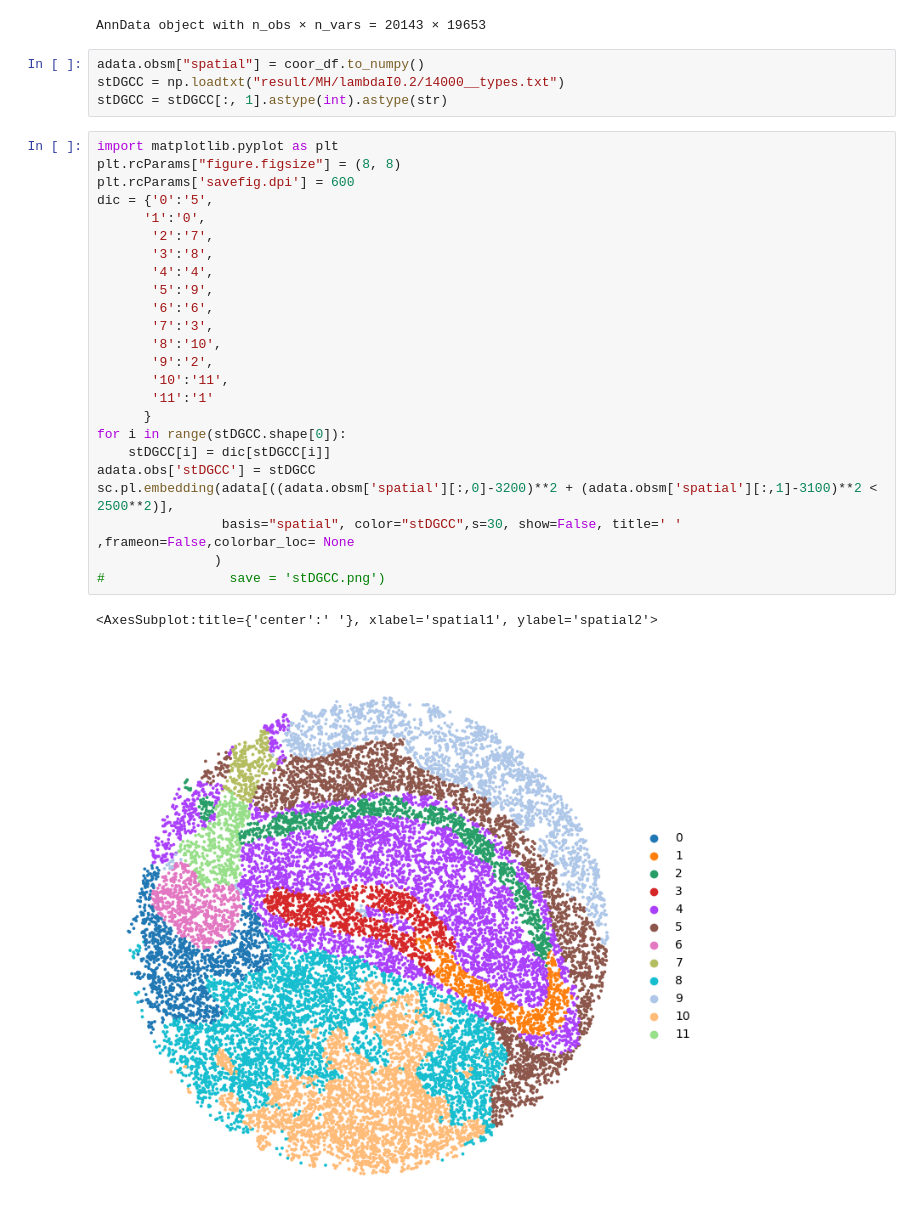
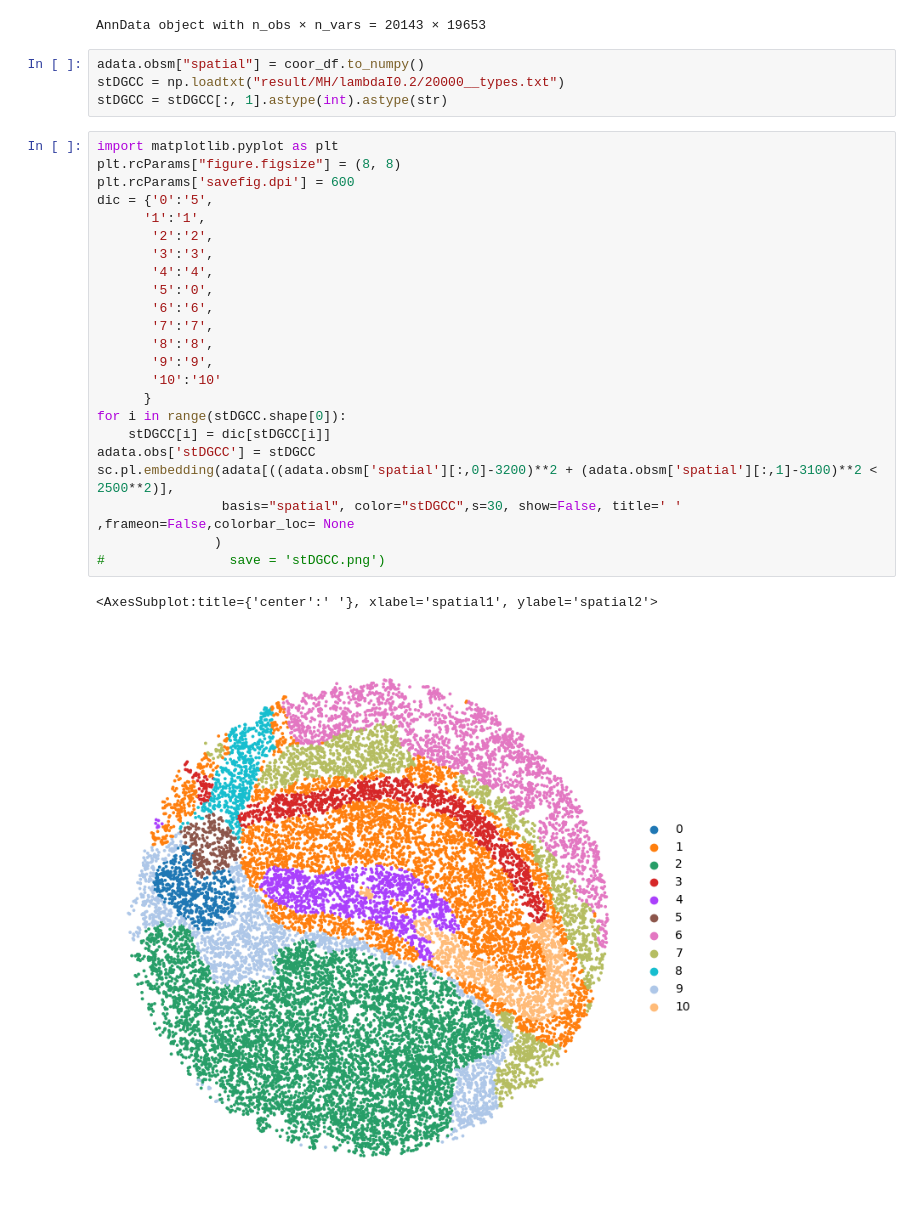
Before and after one commit to TimE9527/stDGCC, a Jupyter notebook: ARI&NMI.ipynb, the cells around one changed output. Cells and saved outputs as stored; diff of their text form.

```diff
--- a/ARI&NMI.ipynb
+++ b/ARI&NMI.ipynb
@@ -71,32 +48,31 @@ adata
 AnnData object with n_obs × n_vars = 20143 × 19653
 # %%
 adata.obsm["spatial"] = coor_df.to_numpy()
-stDGCC = np.loadtxt("result/MH/lambdaI0.2/14000__types.txt")
+stDGCC = np.loadtxt("result/MH/lambdaI0.2/20000__types.txt")
 stDGCC = stDGCC[:, 1].astype(int).astype(str)
 # %%
 import matplotlib.pyplot as plt
 plt.rcParams["figure.figsize"] = (8, 8)
 plt.rcParams['savefig.dpi'] = 600
 dic = {'0':'5',
-      '1':'0',
-       '2':'7',
-       '3':'8',
+      '1':'1',
+       '2':'2',
+       '3':'3',
        '4':'4',
-       '5':'9',
+       '5':'0',
        '6':'6',
-       '7':'3',
-       '8':'10',
-       '9':'2',
-       '10':'11',
-       '11':'1'
+       '7':'7',
+       '8':'8',
+       '9':'9',
+       '10':'10'
       }
 for i in range(stDGCC.shape[0]):
     stDGCC[i] = dic[stDGCC[i]]
 adata.obs['stDGCC'] = stDGCC
 sc.pl.embedding(adata[((adata.obsm['spatial'][:,0]-3200)**2 + (adata.obsm['spatial'][:,1]-3100)**2 < 2500**2)],
                 basis="spatial", color="stDGCC",s=30, show=False, title=' ' ,frameon=False,colorbar_loc= None
                )
 #                save = 'stDGCC.png')
 # %% [output]
 <AxesSubplot:title={'center':' '}, xlabel='spatial1', ylabel='spatial2'>
-[figure, old version]
+[figure, new version]
```
Also changed, not shown: parts of 7 cells of this notebook, 32 other files.
